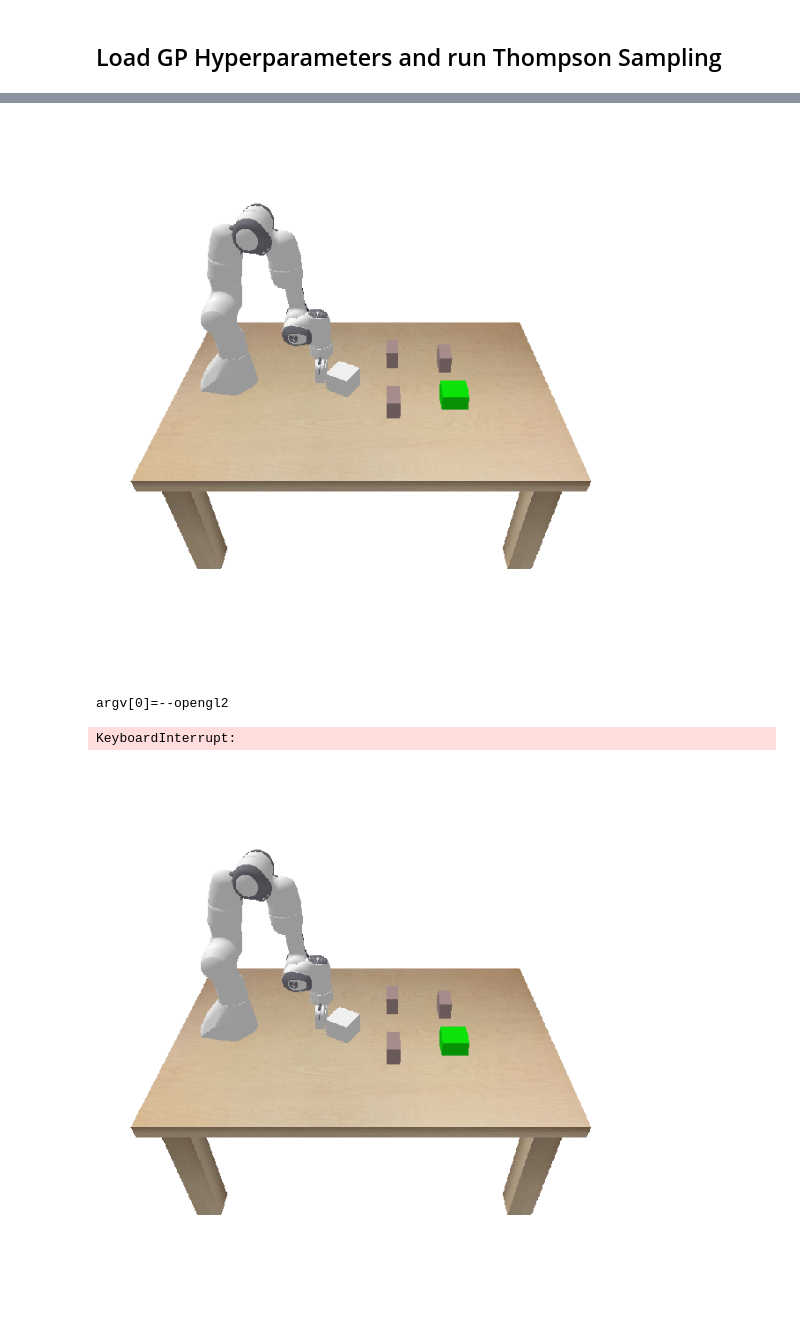
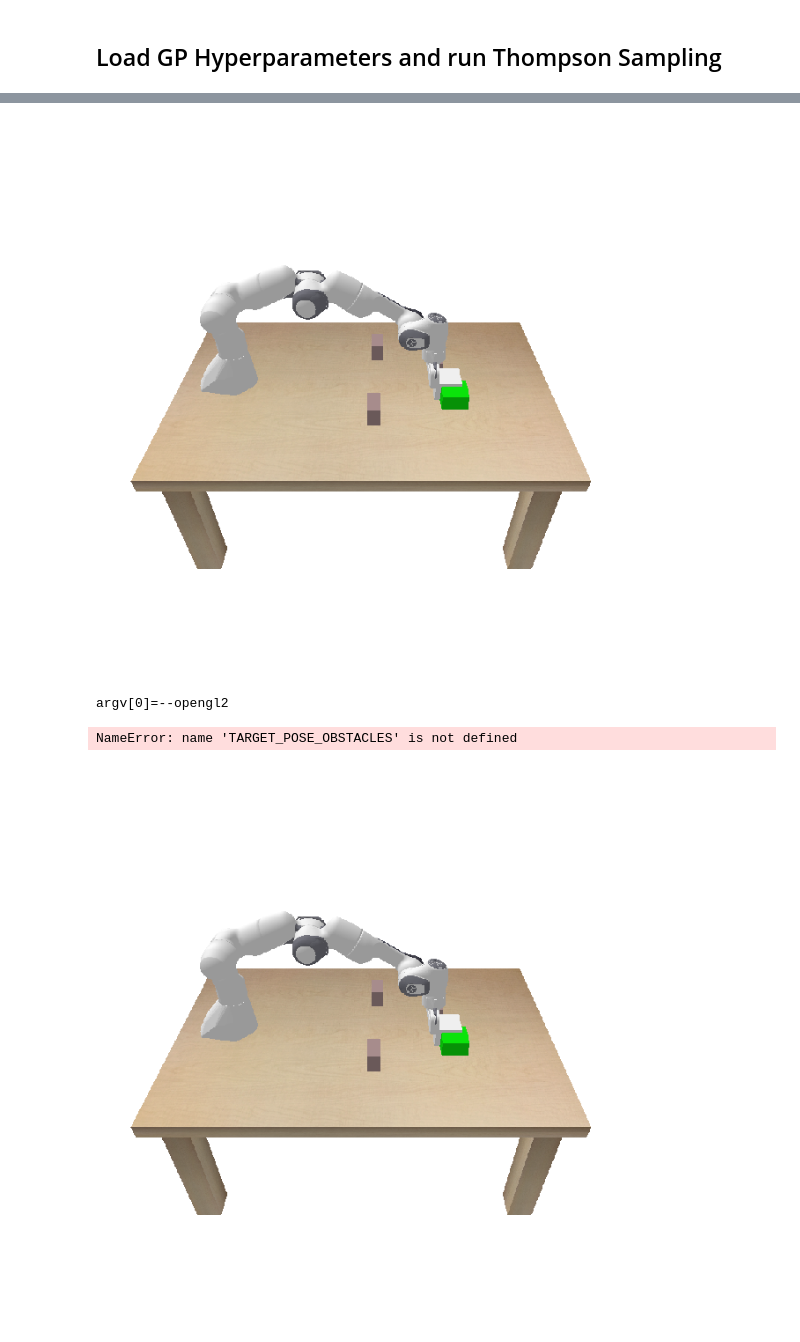
Before and after one commit to malkstik/MPPI-GP-Tuning, a Jupyter notebook: main.ipynb, the cells around one changed output, grey strips where cells are left out. Saved outputs shown, nothing was run; the diff lists cells and outputs as text; code cells hidden in the pictures.

Commit message:
Mostly done now. Need to get verification that these obstacle courses are fine

```diff
--- a/main.ipynb
+++ b/main.ipynb
@@ -79,8 +79,8 @@ hfig = display(fig, display_id=True)
 visualizer = NotebookVisualizer(fig=fig, hfig=hfig)
 
 # Initialize the simulation environment
-env = PandaPushingEnv(visualizer=visualizer, render_non_push_motions=True,  camera_heigh=800, camera_width=800)
-env = PandaPushingEnv(visualizer=visualizer, render_non_push_motions=False,  include_obstacle=True, camera_heigh=800, camera_width=800, render_every_n_steps=5)
+env = PandaPushingEnv(visualizer=visualizer, render_non_push_motions=False,  include_obstacle=True,
+                    camera_heigh=800, camera_width=800, render_every_n_steps=5, obsInit = 4)
 
 env.reset()
 
@@ -381,46 +369,56 @@ tensor([4.6405], dtype=torch.float64)
 # %%
+from panda_pushing_env import BOX_SIZE, TARGET_POSE_OBSTACLES
+
+HP = torch.load(os.path.join('HP.pt'))
+cost = torch.load(os.path.join('cost.pt'))
+
+optimum_idx = torch.argmin(cost)
+optimum_hp = HP[optimum_idx]
 
 fig = plt.figure(figsize=(8,8))
 hfig = display(fig, display_id=True)
 visualizer = NotebookAndGIFVisualizer(fig=fig, hfig=hfig)
 # set up controller and environment
-env = PandaPushingEnv(visualizer=visualizer, render_non_push_motions=False,  include_obstacle=True, camera_heigh=800, camera_width=800, render_every_n_steps=5)
+env = PandaPushingEnv(visualizer=visualizer, render_non_push_motions=False,
+                      include_obstacle=True, camera_heigh=800, camera_width=800,
+                        render_every_n_steps=5, obsInit= 1)
 state_0 = env.reset()
 state = state_0
 
 controller = PushingController(env, pushing_multistep_residual_dynamics_model,
-                               obstacle_avoidance_pushing_cost_function, num_samples=1000, horizon=20)
+                               obstacle_avoidance_pushing_cost_function, num_samples=1000,
+                               horizon=20)
 
 controller.mppi.noise_sigma = optimum_hp[0]
 controller.lambda_ = optimum_hp[1]
 controller.linear_weight = optimum_hp[2]
 controller.theta_weight = optimum_hp[3]
 
 num_steps_max = 20
 
 for i in tqdm(range(num_steps_max)):
     action = controller.control(state)
     state, reward, done, _ = env.step(action)
     if done:
         break
 
 
 # Evaluate if goal is reached
 end_state = env.get_state()
 target_state = TARGET_POSE_OBSTACLES
 goal_distance = np.linalg.norm(end_state[:2]-target_state[:2]) # evaluate only position, not orientation
 goal_reached = goal_distance < BOX_SIZE
 print(goal_distance)
 print(f'GOAL REACHED: {goal_reached}')
 
 
 Image(filename=visualizer.get_gif())
 
 
 # Evaluate state
 plt.close(fig)
 # %% [output]
-[figure, old version]
+[figure, new version]
 argv[0]=--opengl2
-KeyboardInterrupt:
+NameError: name 'TARGET_POSE_OBSTACLES' is not defined
-[figure, old version]
+[figure, new version]
```
Also changed, not shown: parts of 9 cells of this notebook, 15 other files.
